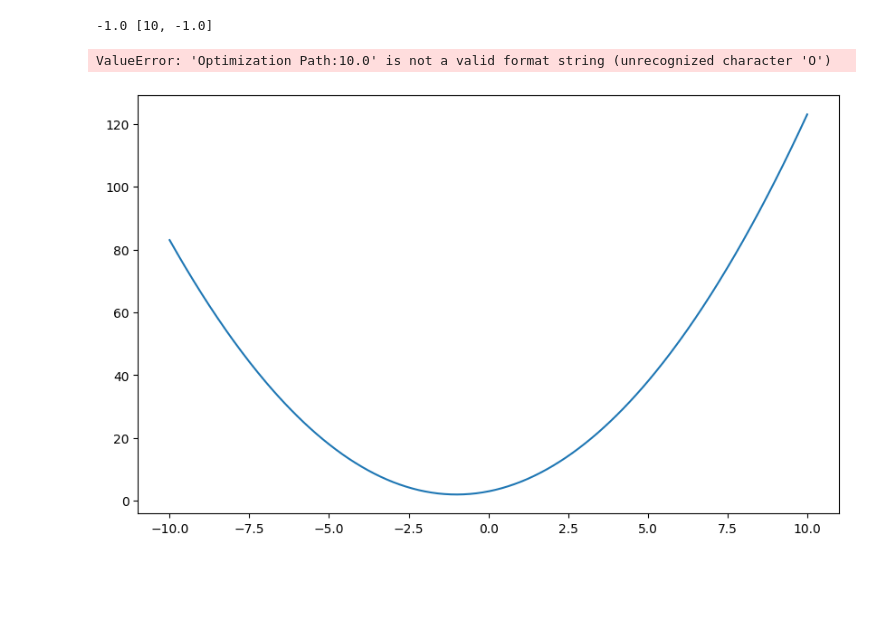
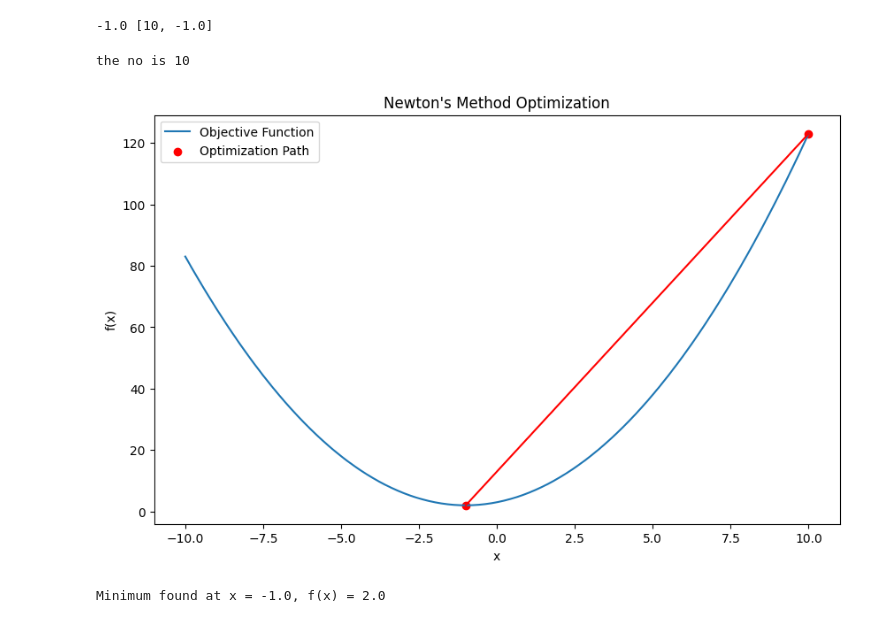
Before and after one commit to toliyang/AI_ML, a Jupyter notebook: ML foundation/8_optimization.ipynb, the cells around one changed output. Saved outputs shown, nothing was run; the diff lists cells and outputs as text; code cells hidden in the pictures; blank space fills up the shorter version.

```diff
--- a/ML foundation/8_optimization.ipynb
+++ b/ML foundation/8_optimization.ipynb
@@ -313,25 +313,31 @@ min_x, path = newtons_method(starting_point)
 print(min_x,path)
 # %% [output]
 -1.0 [10, -1.0]
+# %%
+z = 10
+f = f'the no is {z:.0f}'
+print(f)
+# %% [output]
+the no is 10
 # %%
 # Generate data for the function plot
 x_vals = np.linspace(-10, 10, 400)
 y_vals = f(x_vals)
 
 plt.figure(figsize=(10, 6))
 plt.plot(x_vals, y_vals, label='Objective Function')
-for x in path:
-    label = f'Optimization Path:{x:.1f}')
-    plt.plot(x, f(x), label)
-# plt.scatter(path, [f(x) for x in path], color='red', label='Optimization Path')
+# for x in path:
+#     label_x = f'Optimization Path:{x:.0f}'
+#     plt.scatter(x, f(x), color='red', label=label_x)
+plt.scatter(path, [f(x) for x in path], color='red', label='Optimization Path')
 plt.plot(path, [f(x) for x in path], color='red')
 plt.xlabel('x')
 plt.ylabel('f(x)')
 plt.title('Newton\'s Method Optimization')
 plt.legend()
 plt.show()
 
 print(f"Minimum found at x = {min_x}, f(x) = {f(min_x)}")
 # %% [output]
+[figure, new version]
-ValueError: 'Optimization Path:10.0' is not a valid format string (unrecognized character 'O')
+Minimum found at x = -1.0, f(x) = 2.0
-[figure, old version]
```
